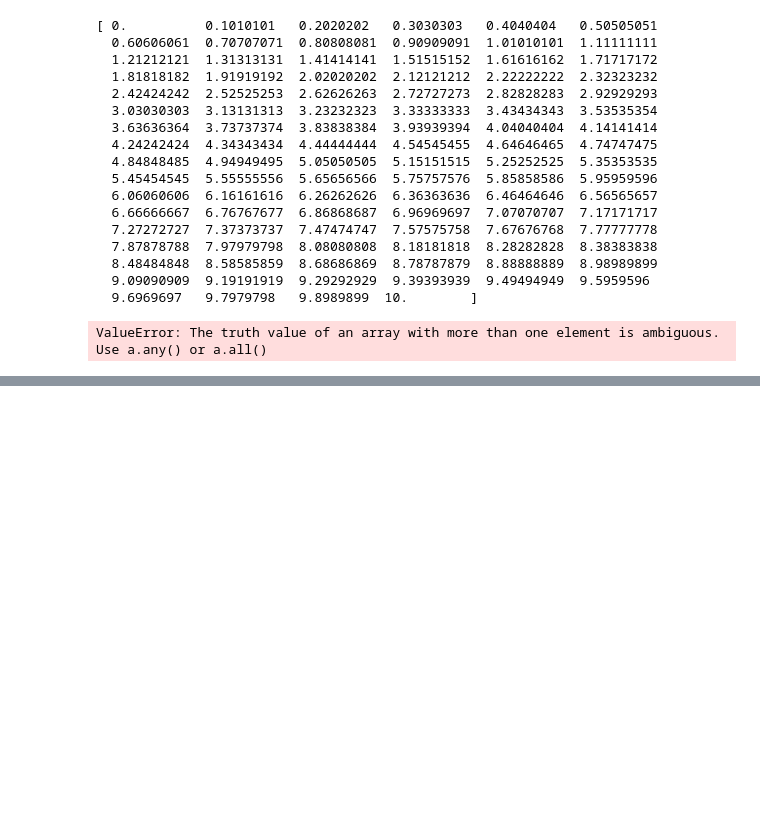
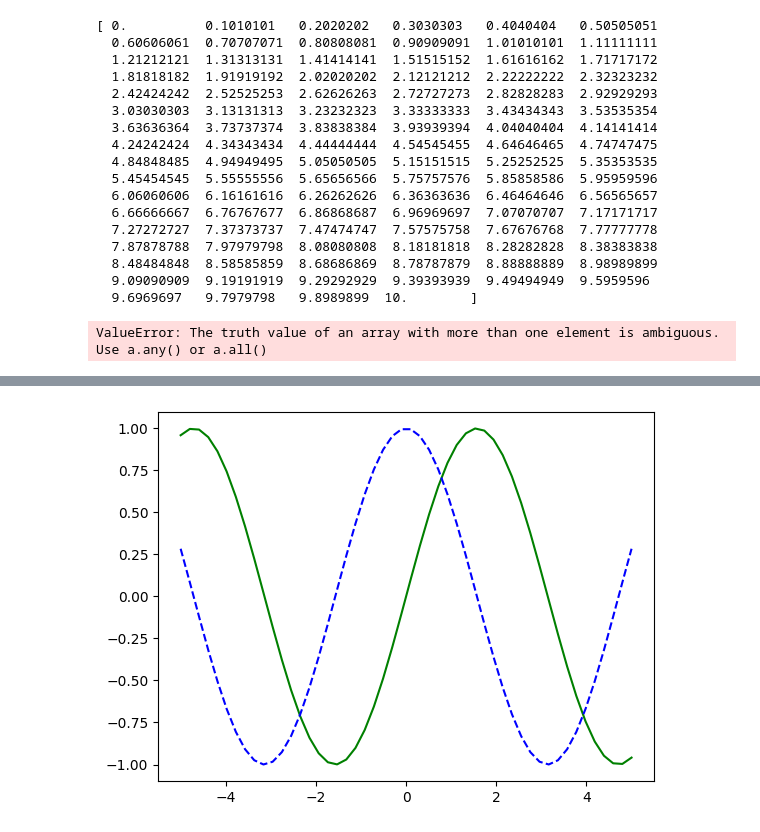
Before and after one commit to OmegaS48/MLDL_python, a Jupyter notebook: matplotlib.ipynb, the cells around one changed output, grey strips where cells are left out. Cells and saved outputs as stored; diff of their text form; code cells hidden in the pictures; blank space fills up the shorter version.

```diff
--- a/matplotlib.ipynb
+++ b/matplotlib.ipynb
@@ -109,0 +102,7 @@ plt.show()
+# %%
+x=np.linspace(-5,5,50)
+plt.plot(x,np.sin(x),'g-')
+plt.plot(x,np.cos(x),'b--')
+plt.show()
+# %% [output]
+[figure, added]
```
Also changed, not shown: parts of 21 cells of this notebook.
